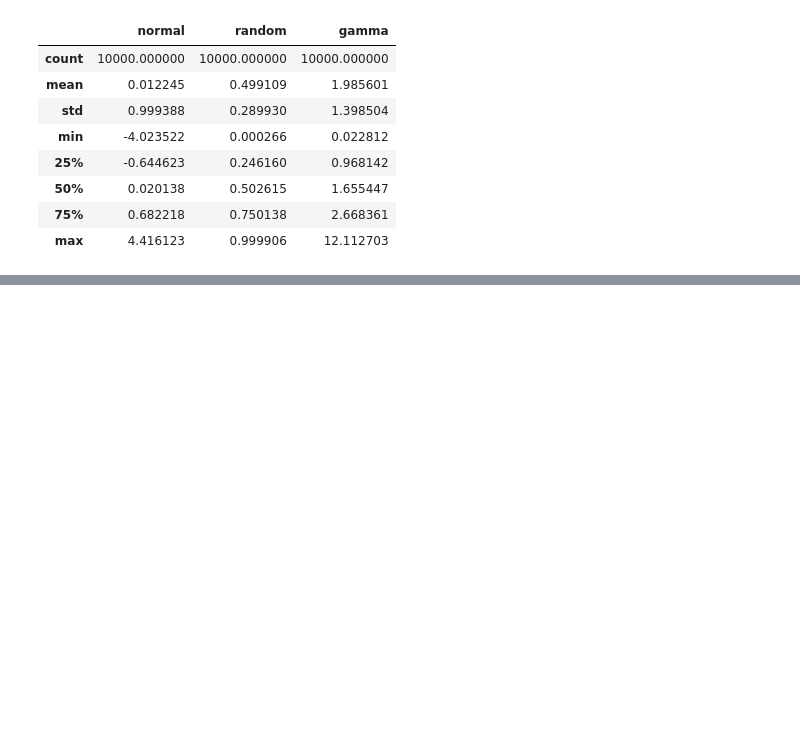
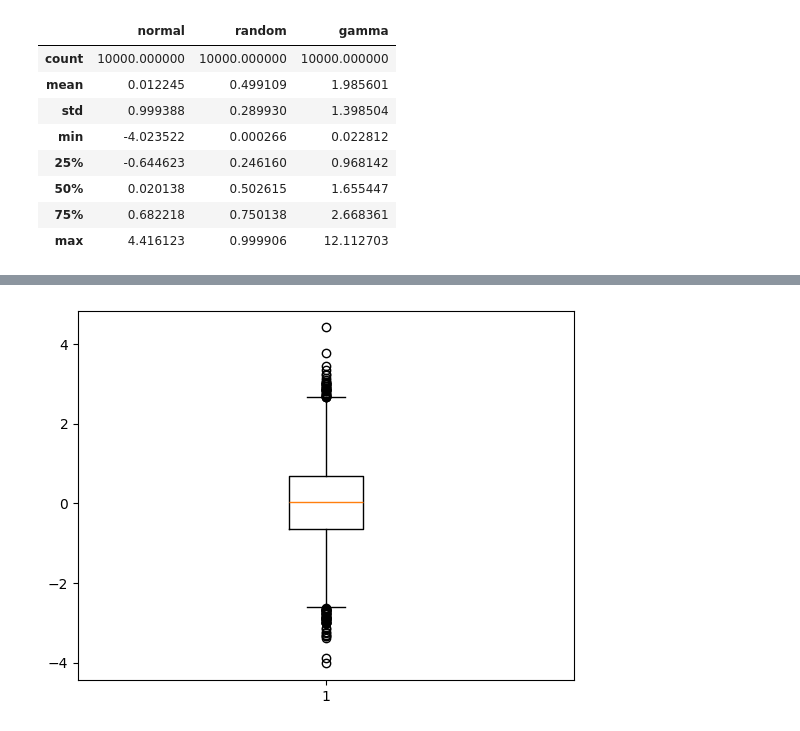
Before and after one commit to Zainab-Ayoub/dataScienceProblems, a Jupyter notebook: boxPlots.ipynb, the cells around one changed output, grey strips where cells are left out. Saved outputs shown, nothing was run; the diff lists cells and outputs as text; code cells hidden in the pictures; blank space fills up the shorter version.

```diff
--- a/boxPlots.ipynb
+++ b/boxPlots.ipynb
@@ -41,0 +54,4 @@ df.describe()
+# %%
+plt.boxplot(df['normal']);
+# %% [output]
+[figure, added]
```
Also changed, not shown: parts of 3 cells of this notebook.
